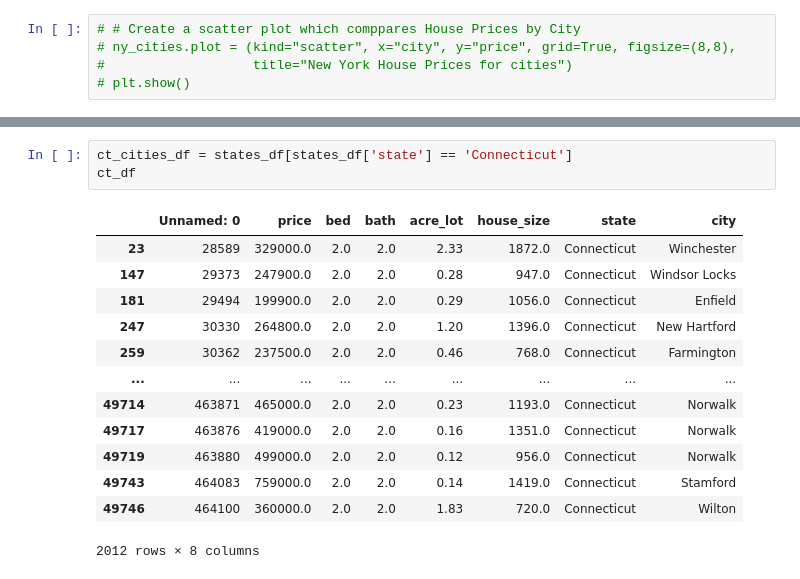
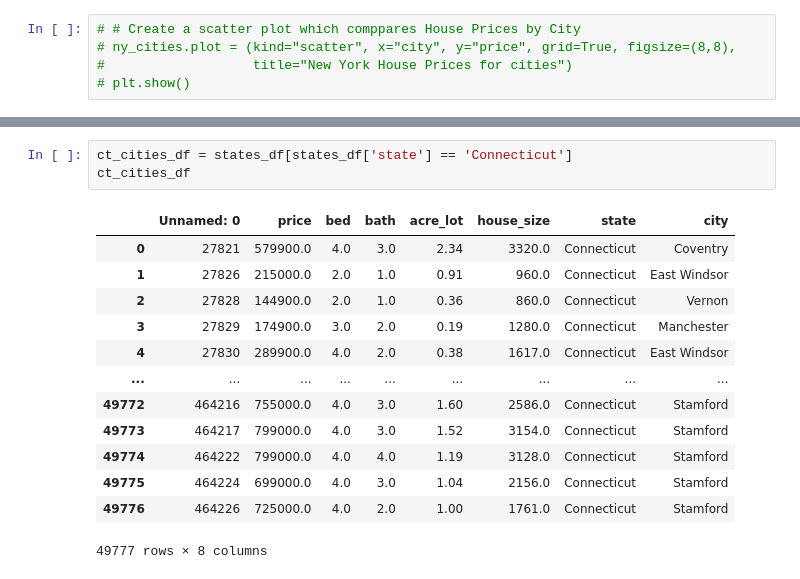
Before and after one commit to NMcHale029/BC-Project-1, a Jupyter notebook: cites.ipynb, the cells around one changed output, grey strips where cells are left out. Drawn from its saved outputs; the diff is of its cells as text.

```diff
--- a/cites.ipynb
+++ b/cites.ipynb
@@ -173,20 +168,20 @@ NameError: name 'x_axis' is not defined
 # %%
 ct_cities_df = states_df[states_df['state'] == 'Connecticut']
-ct_df
+ct_cities_df
 # %% [output]
 |  | Unnamed: 0 | price | bed | bath | acre_lot | house_size | state | city |
-| 23 | 28589 | 329000.0 | 2.0 | 2.0 | 2.33 | 1872.0 | Connecticut | Winchester |
-| 147 | 29373 | 247900.0 | 2.0 | 2.0 | 0.28 | 947.0 | Connecticut | Windsor Locks |
-| 181 | 29494 | 199900.0 | 2.0 | 2.0 | 0.29 | 1056.0 | Connecticut | Enfield |
-| 247 | 30330 | 264800.0 | 2.0 | 2.0 | 1.20 | 1396.0 | Connecticut | New Hartford |
-| 259 | 30362 | 237500.0 | 2.0 | 2.0 | 0.46 | 768.0 | Connecticut | Farmington |
+| 0 | 27821 | 579900.0 | 4.0 | 3.0 | 2.34 | 3320.0 | Connecticut | Coventry |
+| 1 | 27826 | 215000.0 | 2.0 | 1.0 | 0.91 | 960.0 | Connecticut | East Windsor |
+| 2 | 27828 | 144900.0 | 2.0 | 1.0 | 0.36 | 860.0 | Connecticut | Vernon |
+| 3 | 27829 | 174900.0 | 3.0 | 2.0 | 0.19 | 1280.0 | Connecticut | Manchester |
+| 4 | 27830 | 289900.0 | 4.0 | 2.0 | 0.38 | 1617.0 | Connecticut | East Windsor |
 | ... | ... | ... | ... | ... | ... | ... | ... | ... |
-| 49714 | 463871 | 465000.0 | 2.0 | 2.0 | 0.23 | 1193.0 | Connecticut | Norwalk |
-| 49717 | 463876 | 419000.0 | 2.0 | 2.0 | 0.16 | 1351.0 | Connecticut | Norwalk |
-| 49719 | 463880 | 499000.0 | 2.0 | 2.0 | 0.12 | 956.0 | Connecticut | Norwalk |
-| 49743 | 464083 | 759000.0 | 2.0 | 2.0 | 0.14 | 1419.0 | Connecticut | Stamford |
-| 49746 | 464100 | 360000.0 | 2.0 | 2.0 | 1.83 | 720.0 | Connecticut | Wilton |
+| 49772 | 464216 | 755000.0 | 4.0 | 3.0 | 1.60 | 2586.0 | Connecticut | Stamford |
+| 49773 | 464217 | 799000.0 | 4.0 | 3.0 | 1.52 | 3154.0 | Connecticut | Stamford |
+| 49774 | 464222 | 799000.0 | 4.0 | 4.0 | 1.19 | 3128.0 | Connecticut | Stamford |
+| 49775 | 464224 | 699000.0 | 4.0 | 3.0 | 1.04 | 2156.0 | Connecticut | Stamford |
+| 49776 | 464226 | 725000.0 | 4.0 | 2.0 | 1.00 | 1761.0 | Connecticut | Stamford |
-2012 rows × 8 columns
+49777 rows × 8 columns
 # %%
 ma_cities_df = states_df[states_df['state'] == 'Massachusetts']
 ma_cities_df
```
Also changed, not shown: parts of 5 cells of this notebook.
